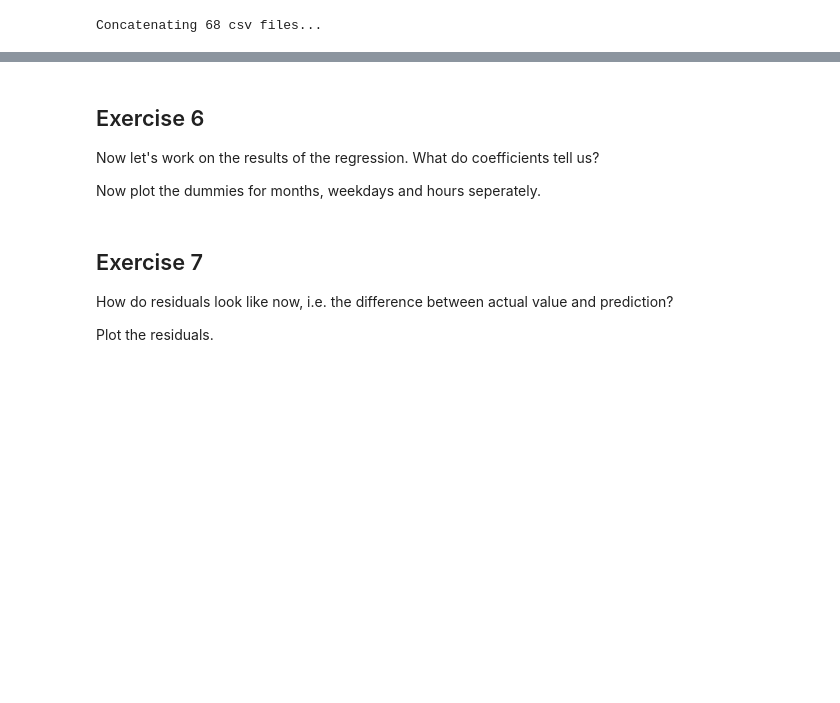
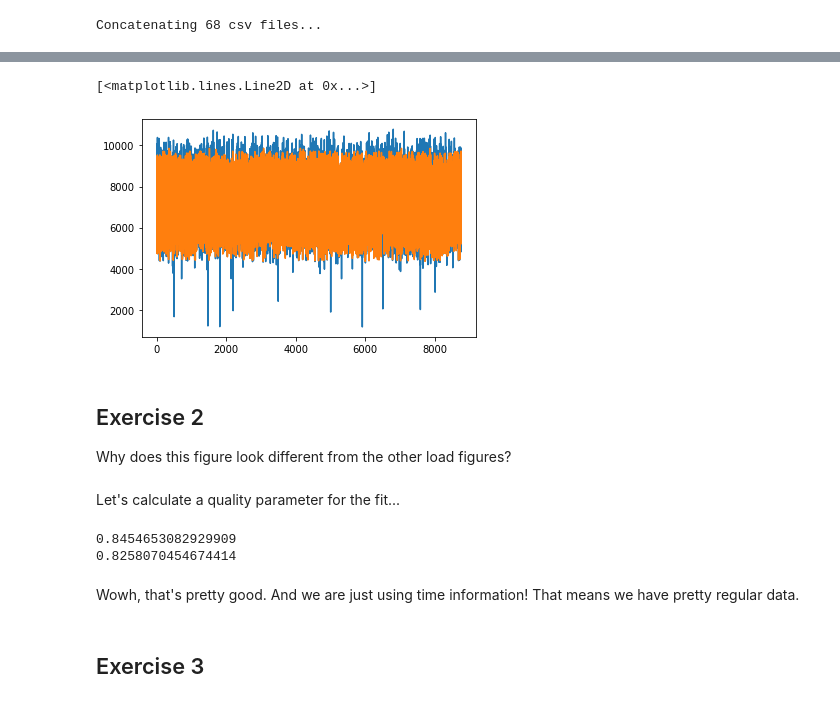
Before and after one commit to inwe-boku/lecture-scientific-computing, a Jupyter notebook: lecture07-fitting/lecture07.ipynb, the cells around one changed output, grey strips where cells are left out. Saved outputs shown, nothing was run; the diff lists cells and outputs as text; code cells hidden in the pictures; blank space fills up the shorter version.

```diff
--- a/lecture07-fitting/lecture07.ipynb
+++ b/lecture07-fitting/lecture07.ipynb
@@ -181,12 +112,0 @@ plt.plot(pred[1000:1100], alpha=0.7)
-# %%
-# regr = linear_model.LinearRegression(fit_intercept = False)
-regr = neural_network.MLPRegressor(max_iter=200)
-
-# Train the model using the training sets
-regr.fit(X_train, Y_train.reshape(-1, ))
-
-# The coefficients
-
-pred = regr.predict(X_test)
-
-r2_score(Y_test, pred)
@@ -272,6 +112,0 @@ Now, calculate the mean of the two values.
-# %% [markdown]
-## Exercise 6
-
-Now let's work on the results of the regression. What do coefficients tell us?
-
-Now plot the dummies for months, weekdays and hours seperately.
@@ -286,6 +113,32 @@ coefs = np.array(regr.coef_).T
-# %% [markdown]
-## Exercise 7
-
-How do residuals look like now, i.e. the difference between actual value and prediction?
-
-Plot the residuals.
+# %%
+regr_split_set = ensemble.RandomForestRegressor()
+
+# Train the model using the training sets
+regr_split_set.fit(X_train, Y_train)
+
+pred = regr_split_set.predict(X_test)
+
+plt.plot(Y_test)
+plt.plot(pred)
+# %% [output]
+[<matplotlib.lines.Line2D at 0x...>]
+[figure, added]
+# %% [markdown]
+## Exercise 2
+
+Why does this figure look different from the other load figures?
+# %% [markdown]
+Let's calculate a quality parameter for the fit...
+# %%
+pred_train = regr_split_set.predict(X_train)
+pred_test = regr_split_set.predict(X_test)
+
+print(r2_score(Y_train, pred_train))
+print(r2_score(Y_test, pred_test))
+# %% [output]
+0.8454653082929909
+0.8258070454674414
+# %% [markdown]
+Wowh, that's pretty good. And we are just using time information! That means we have pretty regular data.
+# %% [markdown]
+## Exercise 3
```
Also changed, not shown: parts of 54 cells of this notebook.
